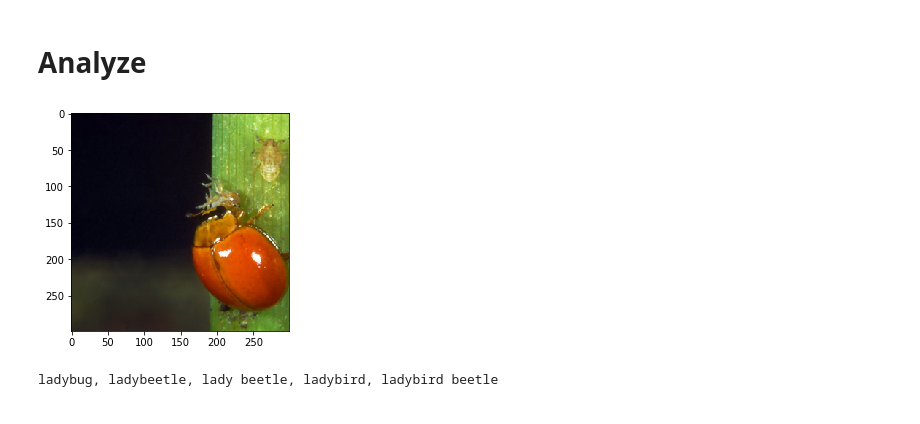
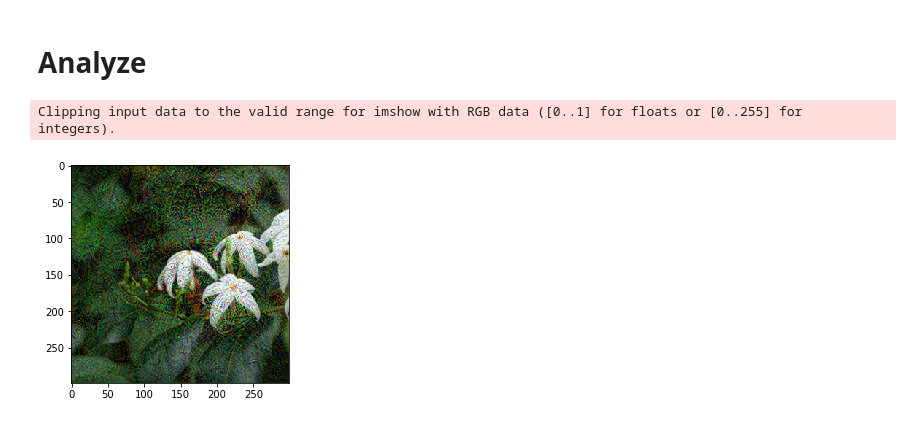
Before and after one commit to SlavaInder/209AS_Adversarial_Patch, a Jupyter notebook: python_files/Simple patch.ipynb, the cells around one changed output. Drawn from its saved outputs; the diff is of its cells as text; code cells hidden in the pictures.

```diff
--- a/python_files/Simple patch.ipynb
+++ b/python_files/Simple patch.ipynb
@@ -127,0 +130,4 @@ def show_image(img):
+# %%
+def plot_adversarial_image(my_adv_array):
+    my_adv_array = ((my_adv_array / 2) + 0.5).reshape(299, 299, 3)
+    show_image(my_adv_array)
@@ -144,7 +173,7 @@ img4_path = ''
 img5_path = './ImageNet/EJxGm89VUAERo8e.jpg'
 img6_path = './ImageNet/flowers.jpg'
 
-my_raw_pillow_image = PIL.Image.open(img2_path)
+my_raw_pillow_image = PIL.Image.open(img6_path)
 # %% [markdown]
 ### Classification cell
 # %%
@@ -220,11 +305,12 @@ writer = tf.summary.FileWriter('./graphs', tf.get_default_graph())
 # %%
 with tf.Session() as sess:
+    # load weights of the model
     saver.restore(sess, './inception_v3_2016_08_28/inception_v3.ckpt')
 
     # run the variable initializer operation
     sess.run(init_my_tf_image)
 
     # now let's evaluate their value
-    my_probs = sess.run(probs)
+    my_probs = sess.run(probs)[0]
 # %% [output]
 INFO:tensorflow:Restoring parameters from ./inception_v3_2016_08_28/inception_v3.ckpt
@@ -230,0 +319,23 @@ INFO:tensorflow:Restoring parameters from ./inception_v3_2016_08_28/inception_v3
+# %%
+# set variables
+demo_lr = 5
+demo_steps = 30
+demo_target = 500
+
+
+with tf.Session() as sess:
+    # load weights of the model
+    saver.restore(sess, './inception_v3_2016_08_28/inception_v3.ckpt')
+
+    # run the variable initializer operation
+    sess.run(init_my_tf_image)
+
+    # make gradient updates
+    for i in range(demo_steps):
+        # optim_step is operation, not variable; it updates x_hat
+        _, loss_value = sess.run([optim_step, loss], feed_dict={learning_rate: demo_lr, y_hat: demo_target})
+
+        # print loss
+        if (i+1) % 5 == 0: print('step %d, loss=%g' % (i+1, loss_value))
+
+    adv = sess.run(my_tf_image)
@@ -231,13 +350,23 @@ INFO:tensorflow:Restoring parameters from ./inception_v3_2016_08_28/inception_v3
 # %% [markdown]
 # Analyze
 # %%
-my_pillow_image = preprocessing(my_raw_pillow_image)[0]
+# instruments
 
-show_image(my_pillow_image)
-#print(len(my_probs[0]))
-#print(my_probs[0])
-#print(np.where(my_probs[0] == np.amax(my_probs[0])))
-print(imagenet_labels[np.where(my_probs[0] == np.amax(my_probs[0]))[0][0]] )
+# my_pillow_image = preprocessing(my_raw_pillow_image)[0]
+# show_image(my_pillow_image)
+# print(len(my_probs[0]))
+# print(my_probs[0])
+# print(np.where(my_probs[0] == np.amax(my_probs[0])))
+# show_probs(my_pillow_image, my_probs)
+#  print(imagenet_labels[np.where(my_probs == np.amax(my_probs))[0][0]] )
-# %% [output]
-[figure, removed]
-ladybug, ladybeetle, lady beetle, ladybird, ladybird beetle
+# %%
+plot_adversarial_image(adv)
+#print("adv.shape =", adv.shape)
+#print("adv1.shape =", adv1.shape)
+# Convert array to Image
+#adv_img =  PIL.Image.fromarray(adv1, mode="RGB")
+
+#show_image(adv_img)
+# %% [output]
+Clipping input data to the valid range for imshow with RGB data ([0..1] for floats or [0..255] for integers).
+[figure, added]
```
Also changed, not shown: parts of 11 cells of this notebook, 3 other files.
